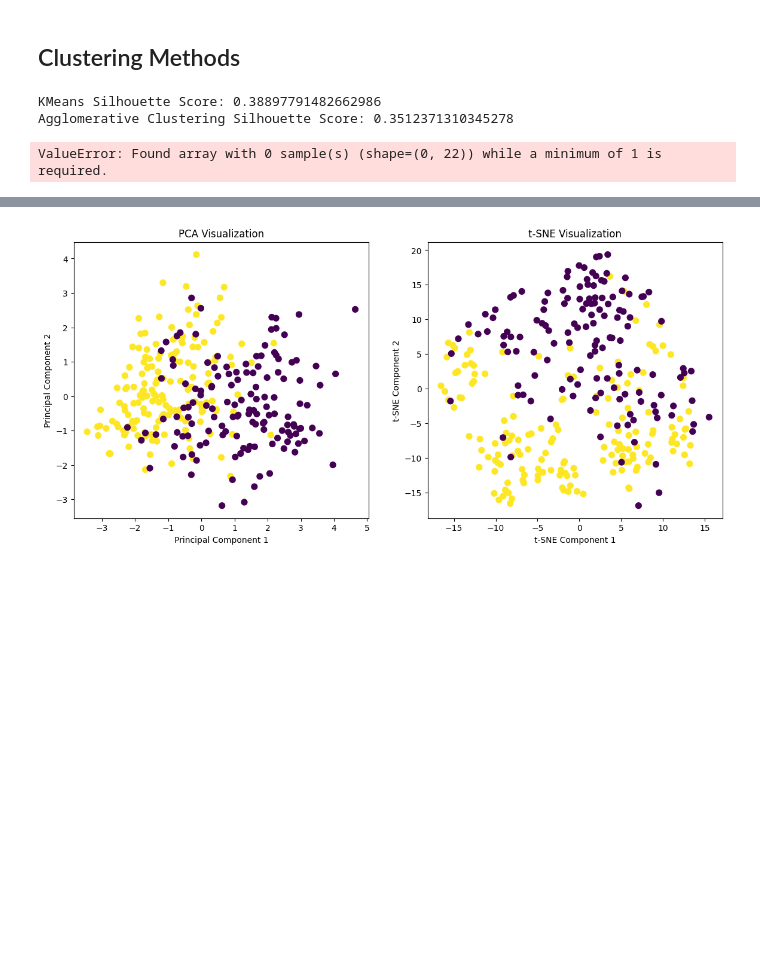
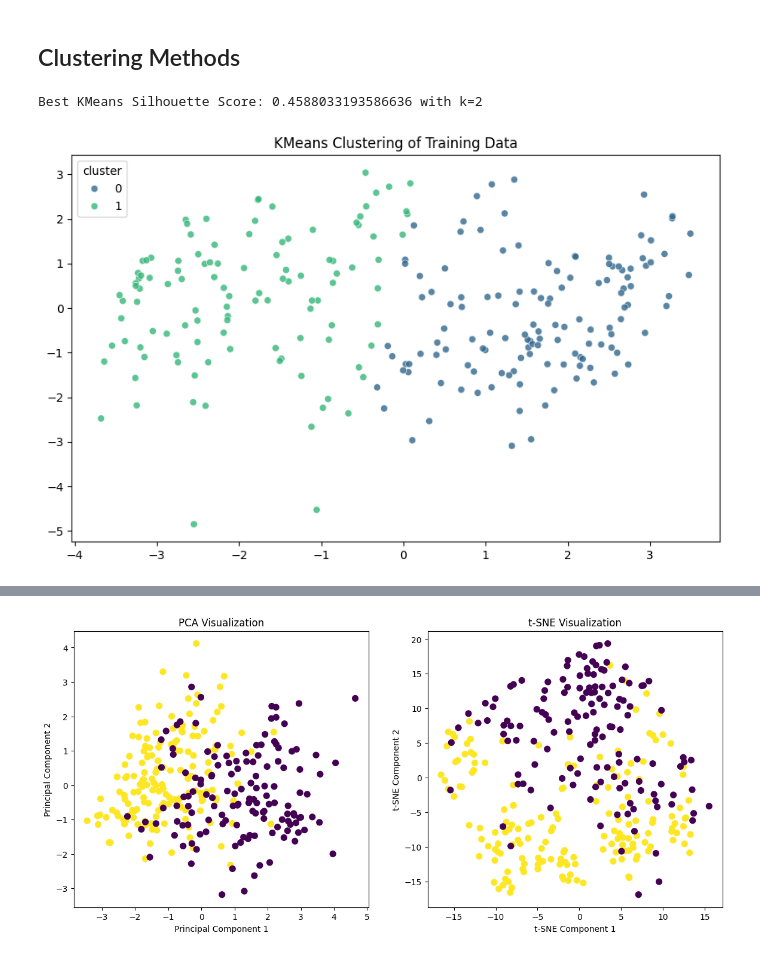
Before and after one commit to zoezhousy/Kaggle_Heart_Attack_Analysis_Prediction, a Jupyter notebook: heart-attack-prediction.ipynb, the cells around one changed output, grey strips where cells are left out. Cells and saved outputs as stored; diff of their text form; code cells hidden in the pictures; blank space fills up the shorter version.

```diff
--- a/heart-attack-prediction.ipynb
+++ b/heart-attack-prediction.ipynb
@@ -715,30 +715,56 @@ plt.show()
 [figure]
 # %% [markdown]
 ## Clustering Methods
-# %%
-from sklearn.cluster import KMeans, AgglomerativeClustering, DBSCAN
-from sklearn.metrics import silhouette_score
-from sklearn.model_selection import cross_val_score
-
-# KMeans Clustering
-kmeans = KMeans(n_clusters=2, random_state=42)
-kmeans_labels = kmeans.fit_predict(x)
-kmeans_silhouette = silhouette_score(x, kmeans_labels)
-print(f'KMeans Silhouette Score: {kmeans_silhouette}')
-
-# Agglomerative Clustering
-agglo = AgglomerativeClustering(n_clusters=2)
-agglo_labels = agglo.fit_predict(x)
-agglo_silhouette = silhouette_score(x, agglo_labels)
-print(f'Agglomerative Clustering Silhouette Score: {agglo_silhouette}')
-
-# DBSCAN Clustering
-dbscan = DBSCAN(eps=0.5, min_samples=5)
-dbscan_labels = dbscan.fit_predict(x)
-# Filter out noise points for silhouette score calculation
-dbscan_silhouette = silhouette_score(x[dbscan_labels != -1], dbscan_labels[dbscan_labels != -1])
-print(f'DBSCAN Silhouette Score: {dbscan_silhouette}')
-# %% [output]
-KMeans Silhouette Score: 0.38897791482662986
-Agglomerative Clustering Silhouette Score: 0.3512371310345278
-ValueError: Found array with 0 sample(s) (shape=(0, 22)) while a minimum of 1 is required.
+# %%
+from sklearn.decomposition import PCA
+from sklearn.cluster import KMeans, AgglomerativeClustering, DBSCAN
+from sklearn.metrics import silhouette_score
+from sklearn.model_selection import cross_val_score
+
+
+x = heart.iloc[:,:-1]
+y = heart.loc[:,'output']
+x_train, x_test, y_train, y_test = train_test_split(x, y, test_size = 0.2, random_state = 42)
+
+# Scaling
+scaler = StandardScaler()
+x_train_scaled = scaler.fit_transform(x_train)
+x_test_scaled = scaler.transform(x_test)
+
+# PCA
+pca = PCA(n_components=2)
+x_train_pca = pca.fit_transform(x_train_scaled)
+x_test_pca = pca.transform(x_test_scaled)
+
+# KMeans Clustering with parameter tuning
+best_kmeans_silhouette = -1
+best_kmeans_k = None
+for k in range(2, 10):
+    kmeans = KMeans(n_clusters=k, random_state=42)
+    kmeans_labels = kmeans.fit_predict(x_train_pca)
+    silhouette = silhouette_score(x_train_pca, kmeans_labels)
+    if silhouette > best_kmeans_silhouette:
+        best_kmeans_silhouette = silhouette
+        best_kmeans_k = k
+
+kmeans = KMeans(n_clusters=best_kmeans_k, random_state=42)
+kmeans_labels = kmeans.fit_predict(x_train_pca)
+kmeans_silhouette = silhouette_score(x_train_pca, kmeans_labels)
+print(f'Best KMeans Silhouette Score: {kmeans_silhouette} with k={best_kmeans_k}')
+
+# apply Kmeans clustering to the transformed training data
+kmeans = KMeans(n_clusters=2, random_state=42)
+train_clusters = kmeans.fit_predict(x_train_pca)
+
+# training data with cluster
+heart_train = pd.DataFrame(x_train, columns=x.columns)
+heart_train['cluster'] = train_clusters
+heart_train['output'] = y_train.reset_index(drop=True)
+
+plt.figure(figsize=(10, 6))
+sns.scatterplot(x=x_train_pca[:,0], y=x_train_pca[:,1], data=heart_train, hue='cluster', palette='viridis', alpha=0.8)
+plt.title('KMeans Clustering of Training Data')
+plt.show()
+# %% [output]
+Best KMeans Silhouette Score: 0.4588033193586636 with k=2
+[figure, added]
```
Also changed, not shown: parts of 5 cells of this notebook.
